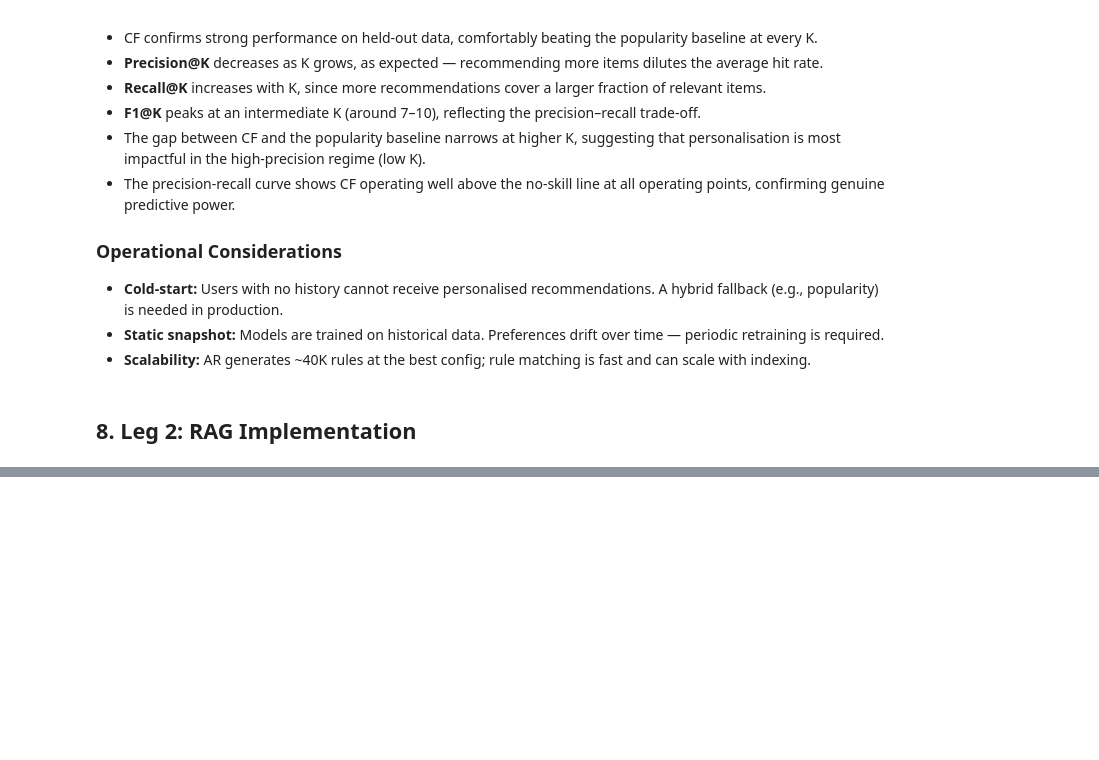
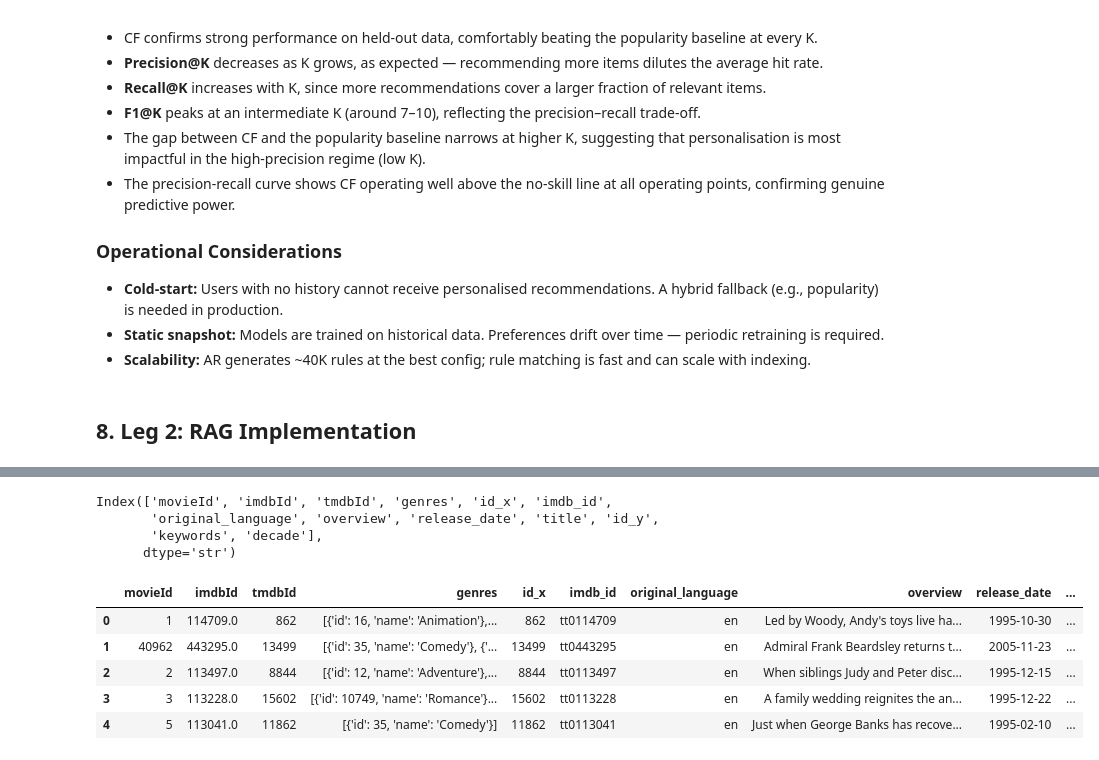
Before and after one commit to arodzina/TACD_project, a Jupyter notebook: data_preparation.ipynb, the cells around one changed output, grey strips where cells are left out. Cells and saved outputs as stored; diff of their text form; code cells hidden in the pictures; blank space fills up the shorter version.

```diff
--- a/data_preparation.ipynb
+++ b/data_preparation.ipynb
@@ -4107,0 +4104,3 @@ ImportError: Unable to import required dependency numpy. Please see the tracebac
+# %%
+pd.set_option('display.max_colwidth', None)
+keywords.head()
@@ -4107,0 +4264,16 @@ ImportError: Unable to import required dependency numpy. Please see the tracebac
+# %%
+merged.columns
+# %% [output]
+Index(['movieId', 'imdbId', 'tmdbId', 'genres', 'id_x', 'imdb_id',
+       'original_language', 'overview', 'release_date', 'title', 'id_y',
+       'keywords', 'decade'],
+      dtype='str')
+# %%
+merged.head()
+# %% [output]
+|  | movieId | imdbId | tmdbId | genres | id_x | imdb_id | original_language | overview | release_date | ... |
+| 0 | 1 | 114709.0 | 862 | [{'id': 16, 'name': 'Animation'},... | 862 | tt0114709 | en | Led by Woody, Andy's toys live ha... | 1995-10-30 | ... |
+| 1 | 40962 | 443295.0 | 13499 | [{'id': 35, 'name': 'Comedy'}, {'... | 13499 | tt0443295 | en | Admiral Frank Beardsley returns t... | 2005-11-23 | ... |
+| 2 | 2 | 113497.0 | 8844 | [{'id': 12, 'name': 'Adventure'},... | 8844 | tt0113497 | en | When siblings Judy and Peter disc... | 1995-12-15 | ... |
+| 3 | 3 | 113228.0 | 15602 | [{'id': 10749, 'name': 'Romance'}... | 15602 | tt0113228 | en | A family wedding reignites the an... | 1995-12-22 | ... |
+| 4 | 5 | 113041.0 | 11862 | [{'id': 35, 'name': 'Comedy'}] | 11862 | tt0113041 | en | Just when George Banks has recove... | 1995-02-10 | ... |
```
Also changed, not shown: parts of 28 cells of this notebook, 4 other files.
